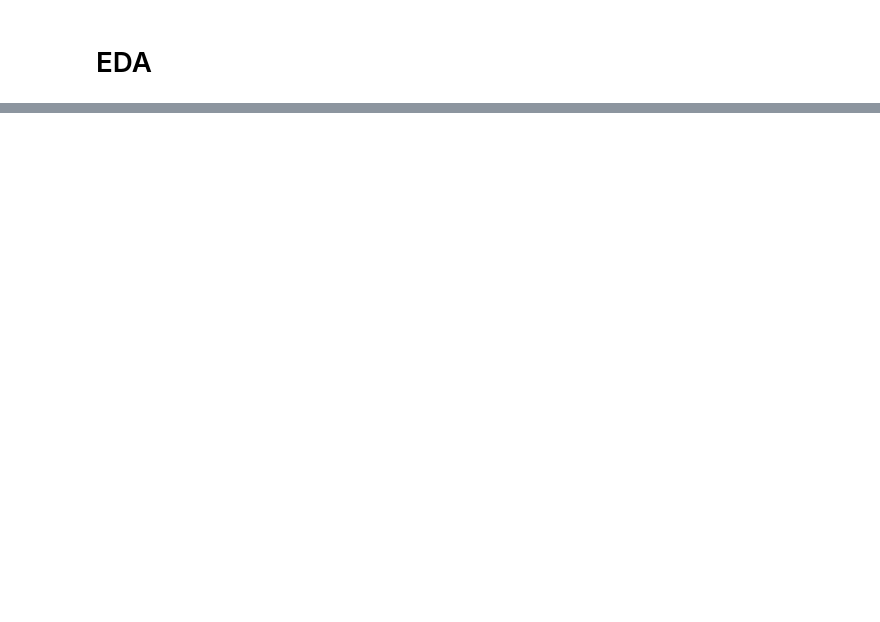
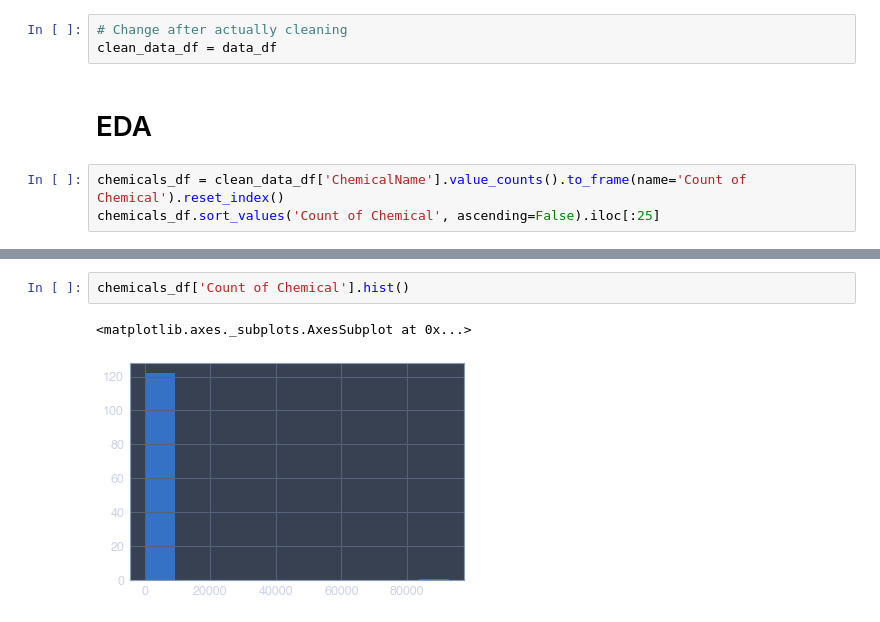
Before and after one commit to chelseanbr/Whats-In-My-Makeup-Bag, a Jupyter notebook: data_cleaning_eda.ipynb, the cells around one changed output, grey strips where cells are left out. Drawn from its saved outputs; the diff is of its cells as text; blank space fills up the shorter version.

```diff
--- a/data_cleaning_eda.ipynb
+++ b/data_cleaning_eda.ipynb
@@ -157,5 +192,11 @@ group_company_brand_df
 
 fig, ax = plt.subplots()
 data_df['Brand Names']
+# %%
+# Change after actually cleaning
+clean_data_df = data_df
 # %% [markdown]
 # EDA
+# %%
+chemicals_df = clean_data_df['ChemicalName'].value_counts().to_frame(name='Count of Chemical').reset_index()
+chemicals_df.sort_values('Count of Chemical', ascending=False).iloc[:25]
@@ -161,0 +221,5 @@ data_df['Brand Names']
+# %%
+chemicals_df['Count of Chemical'].hist()
+# %% [output]
+<matplotlib.axes._subplots.AxesSubplot at 0x...>
+[figure, added]
```
Also changed, not shown: parts of 6 cells of this notebook, 1 other file.
